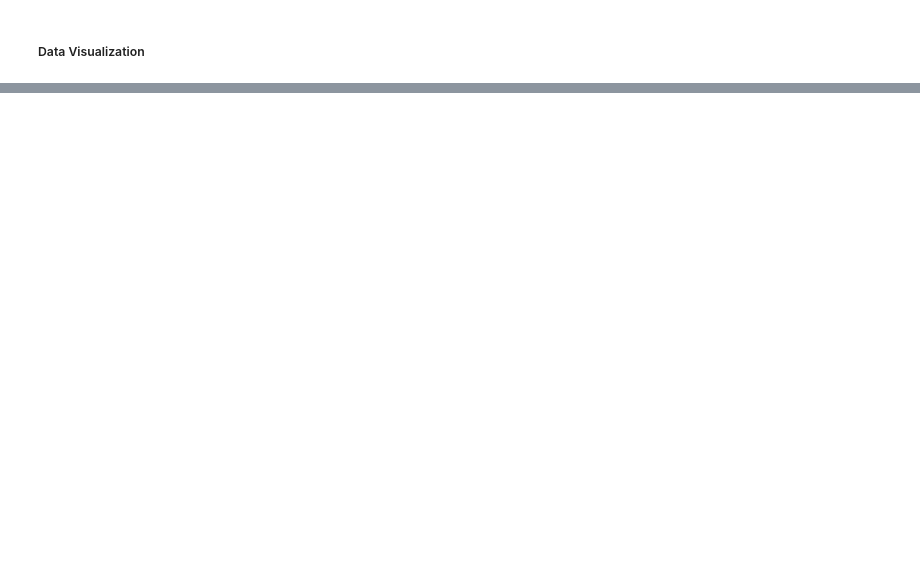
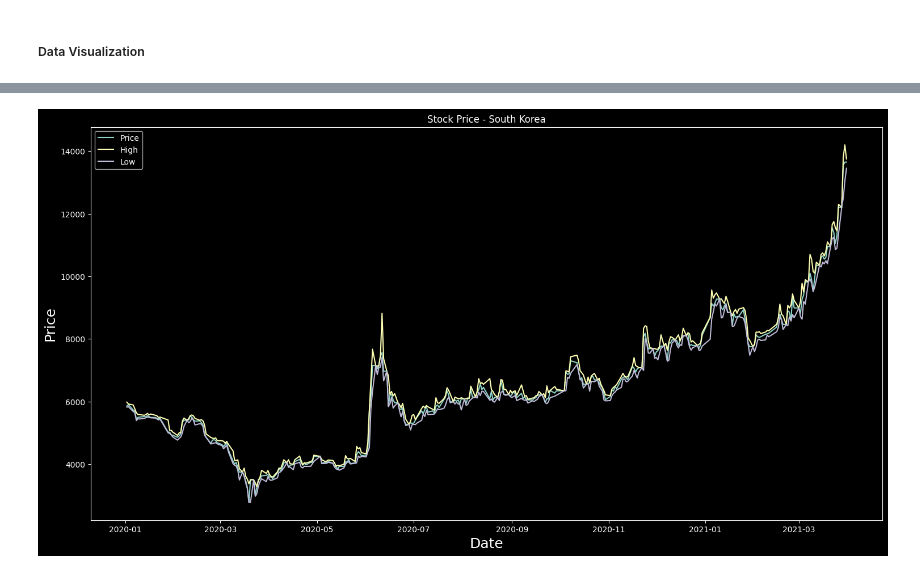
Before and after one commit to michelejl/cgmUjwl9pJkIW6Pa, a Jupyter notebook: ValueInvestor.ipynb, the cells around one changed output, grey strips where cells are left out. Saved outputs shown, nothing was run; the diff lists cells and outputs as text; code cells hidden in the pictures; blank space fills up the shorter version.

```diff
--- a/ValueInvestor.ipynb
+++ b/ValueInvestor.ipynb
@@ -294,9 +181,0 @@ safrica.head()
-# %%
-#Do the same for all dataframes
-skorea['Date'] = pd.to_datetime(skorea['Date'], errors='coerce')
-skorea['Price'] = pd.to_numeric(skorea['Date'], errors='coerce')
-skorea = skorea.dropna(subset=['Date'])
-skorea = skorea.dropna(subset=['Price'])
-skorea = skorea.sort_values('Date')
-skorea = skorea.reset_index(drop=True)
-skorea.head()
@@ -309,0 +253,3 @@ skorea.head()
+# %%
+skorea = preprocess_dataframe(skorea)
+skorea.head()
@@ -500,4 +264,0 @@ safrica['Month'] = safrica['Date'].dt.month
-# %%
-# Create 'Year' and 'Month' columns
-skorea['Year'] = skorea['Date'].dt.year
-skorea['Month'] = skorea['Date'].dt.month
@@ -599,0 +293,4 @@ plt.show()
+# %%
+plot_stock_data(skorea, "South Korea")
+# %% [output]
+[figure, added]
```
Also changed, not shown: parts of 116 cells of this notebook, 1 other file.
